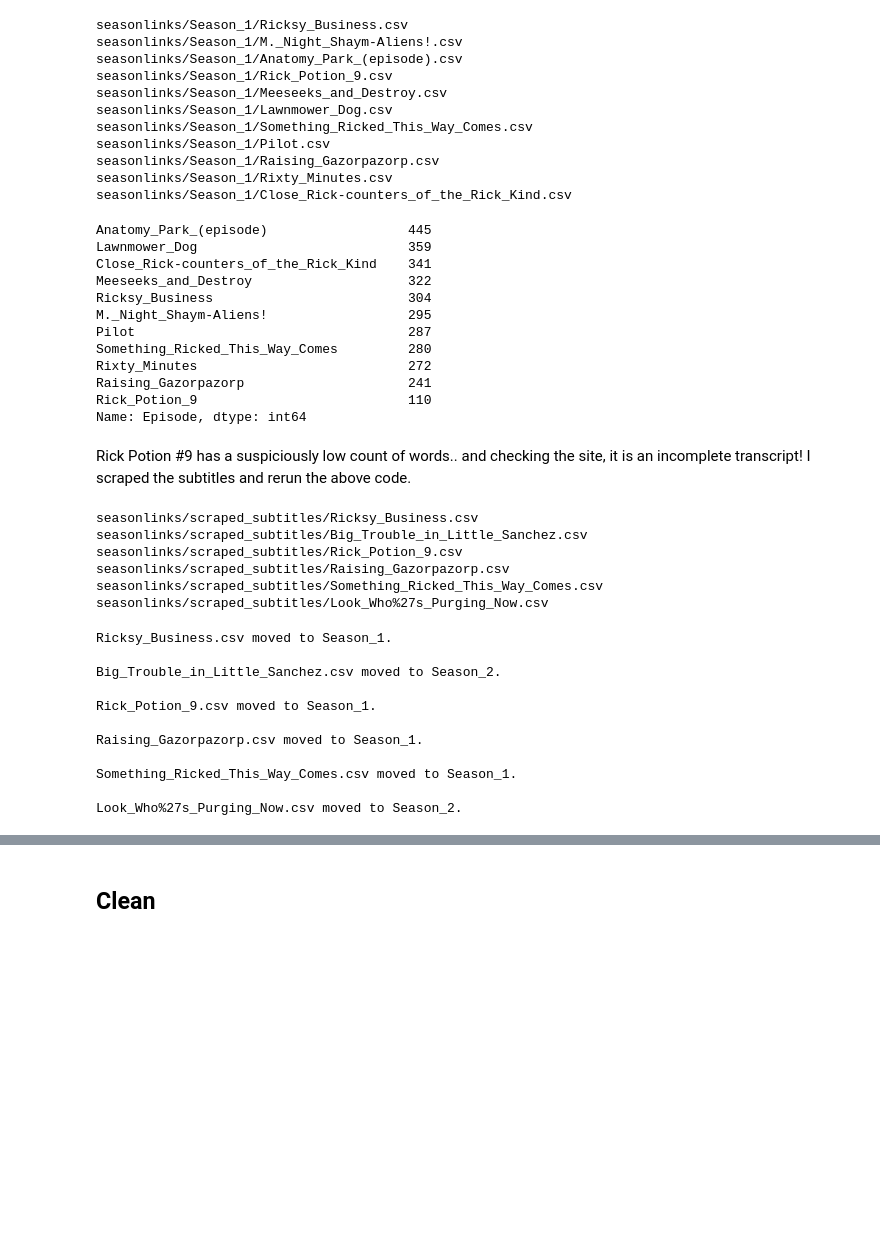
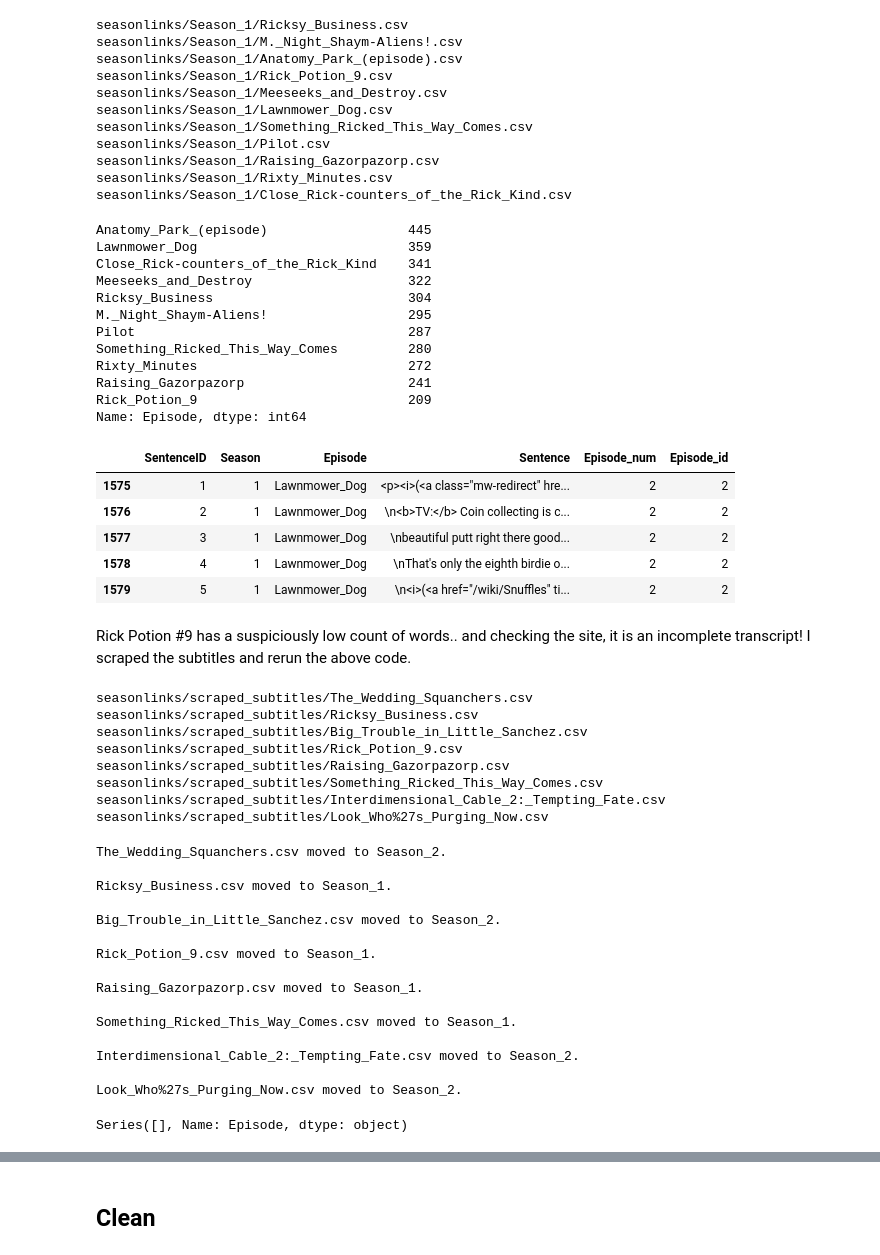
Before and after one commit to mccormd1/RandM_Transcript_Sentiment_Analysis, a Jupyter notebook: RandMWrangle.ipynb, the cells around one changed output, grey strips where cells are left out. Cells and saved outputs as stored; diff of their text form; code cells hidden in the pictures; blank space fills up the shorter version.

```diff
--- a/RandMWrangle.ipynb
+++ b/RandMWrangle.ipynb
@@ -567,6 +567,8 @@ Look_Who%27s_Purging_Now.csv moved to Season_2.
 ## Assess
 # %%
 import pandas as pd
+seasonfolder=['Season_1','Season_2','Season_3']
+folder_name='seasonlinks'
 
 testscript=pd.read_csv(os.path.join(folder_name,seasonfolder[1],'Big_Trouble_in_Little_Sanchez.csv'))
 testscript.head()
@@ -655,8 +657,8 @@ df=pd.DataFrame(columns=['SentenceID','Season','Episode','Sentence','Episode_num
 for transcript in glob.glob(os.path.join(folder_name,'Season_1','*.csv')):
     print(transcript)
     script=pd.read_csv(transcript)
-    script['Episode_num']=episodeid[testscript.Episode[0]][0]
-    script['Episode_id']=episodeid[testscript.Episode[0]][1]
+    script['Episode_num']=episodeid[script.Episode[0]][0]
+    script['Episode_id']=episodeid[script.Episode[0]][1]
 
     df=df.append(script,ignore_index=True)
 # %% [output]
@@ -684,8 +686,17 @@ Pilot                                   287
 Something_Ricked_This_Way_Comes         280
 Rixty_Minutes                           272
 Raising_Gazorpazorp                     241
-Rick_Potion_9                           110
+Rick_Potion_9                           209
 Name: Episode, dtype: int64
+# %%
+df[df.Episode=='Lawnmower_Dog'].head()
+# %% [output]
+|  | SentenceID | Season | Episode | Sentence | Episode_num | Episode_id |
+| 1575 | 1 | 1 | Lawnmower_Dog | <p><i>(<a class="mw-redirect" hre... | 2 | 2 |
+| 1576 | 2 | 1 | Lawnmower_Dog | \n<b>TV:</b> Coin collecting is c... | 2 | 2 |
+| 1577 | 3 | 1 | Lawnmower_Dog | \nbeautiful putt right there good... | 2 | 2 |
+| 1578 | 4 | 1 | Lawnmower_Dog | \nThat's only the eighth birdie o... | 2 | 2 |
+| 1579 | 5 | 1 | Lawnmower_Dog | \n<i>(<a href="/wiki/Snuffles" ti... | 2 | 2 |
 # %% [markdown]
 Rick Potion #9 has a suspiciously low count of words.. and checking the site, it is an incomplete transcript! I scraped the subtitles and rerun the above code.
 # %%
@@ -714,11 +725,13 @@ for transcript in troubleextract3:
             wr.writerows([['SentenceID','Season','Episode','Sentence']])
             wr.writerows(script)
 # %% [output]
+seasonlinks/scraped_subtitles/The_Wedding_Squanchers.csv
 seasonlinks/scraped_subtitles/Ricksy_Business.csv
 seasonlinks/scraped_subtitles/Big_Trouble_in_Little_Sanchez.csv
 seasonlinks/scraped_subtitles/Rick_Potion_9.csv
 seasonlinks/scraped_subtitles/Raising_Gazorpazorp.csv
 seasonlinks/scraped_subtitles/Something_Ricked_This_Way_Comes.csv
+seasonlinks/scraped_subtitles/Interdimensional_Cable_2:_Tempting_Fate.csv
 seasonlinks/scraped_subtitles/Look_Who%27s_Purging_Now.csv
 # %%
 movefiles=glob.glob(os.path.join(folder_name,'scraped_subtitles','*.txt'))
@@ -738,6 +751,8 @@ for file in movefiles:
     except:
         print('file not found or already moved')
 # %% [output]
+The_Wedding_Squanchers.csv moved to Season_2.
+
 Ricksy_Business.csv moved to Season_1.
 
 Big_Trouble_in_Little_Sanchez.csv moved to Season_2.
@@ -748,6 +763,12 @@ Raising_Gazorpazorp.csv moved to Season_1.
 
 Something_Ricked_This_Way_Comes.csv moved to Season_1.
 
+Interdimensional_Cable_2:_Tempting_Fate.csv moved to Season_2.
+
 Look_Who%27s_Purging_Now.csv moved to Season_2.
+# %%
+script.Episode
+# %% [output]
+Series([], Name: Episode, dtype: object)
 # %%
 df=pd.DataFrame(columns=['SentenceID','Season','Episode','Sentence','Episode_num','Episode_id'])
```
Also changed, not shown: parts of 9 cells of this notebook, 1 other file.
